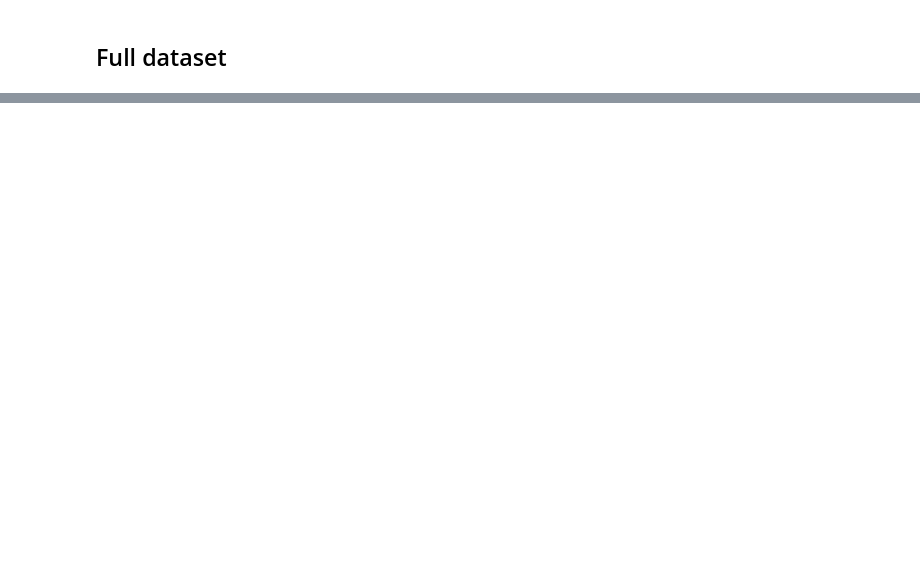
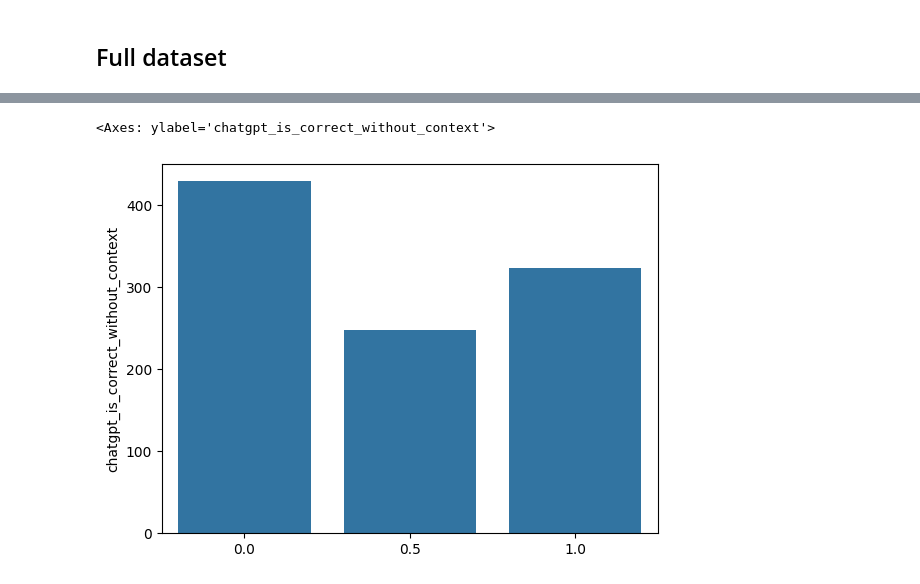
Before and after one commit to sashaboriskin/rag_routing, a Jupyter notebook: comparing_ue.ipynb, the cells around one changed output, grey strips where cells are left out. Cells and saved outputs as stored; diff of their text form; code cells hidden in the pictures; blank space fills up the shorter version.

```diff
--- a/comparing_ue.ipynb
+++ b/comparing_ue.ipynb
@@ -538,0 +616,5 @@ nq_dataset.to_csv('data/nq_dataset_with_generated_answers.csv')
+# %%
+sns.barplot(nq_dataset['chatgpt_is_correct_without_context'].value_counts())
+# %% [output]
+<Axes: ylabel='chatgpt_is_correct_without_context'>
+[figure, added]
```
Also changed, not shown: parts of 20 cells of this notebook, 1 other file.
